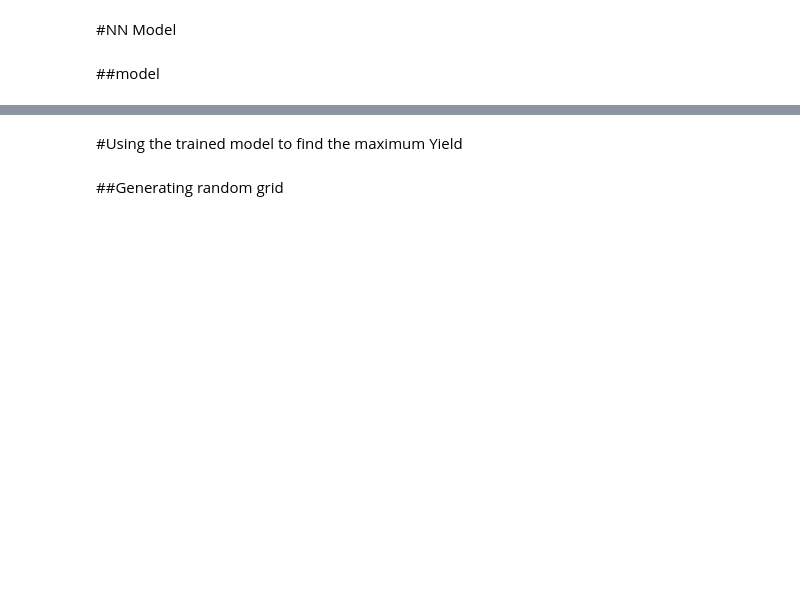
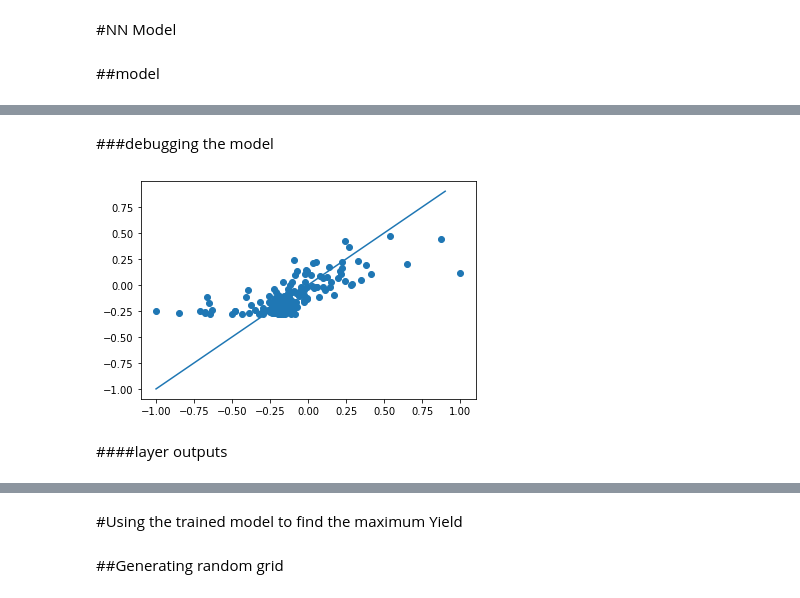
Before and after one commit to zmohaveri/IVT-ActiveLearning, a Jupyter notebook: IVT_dispendix_analysis_latest.ipynb, the cells around one changed output, grey strips where cells are left out. Drawn from its saved outputs; the diff is of its cells as text; code cells hidden in the pictures; blank space fills up the shorter version.

```diff
--- a/IVT_dispendix_analysis_latest.ipynb
+++ b/IVT_dispendix_analysis_latest.ipynb
@@ -164,0 +341,12 @@ print(x_train.shape,x_test.shape,y_train.shape,y_test.shape)
+# %% [markdown]
+###debugging the model
+# %%
+modeled = model.predict_on_batch(x)
+y = y.reshape((y.flatten().shape[0],1))
+plt.scatter(dataset_y,modeled)
+plt.plot(np.arange(-1,1,.1),np.arange(-1,1,.1))
+plt.show()
+# %% [output]
+[figure, added]
+# %% [markdown]
+####layer outputs
```
Also changed, not shown: parts of 42 cells of this notebook.
